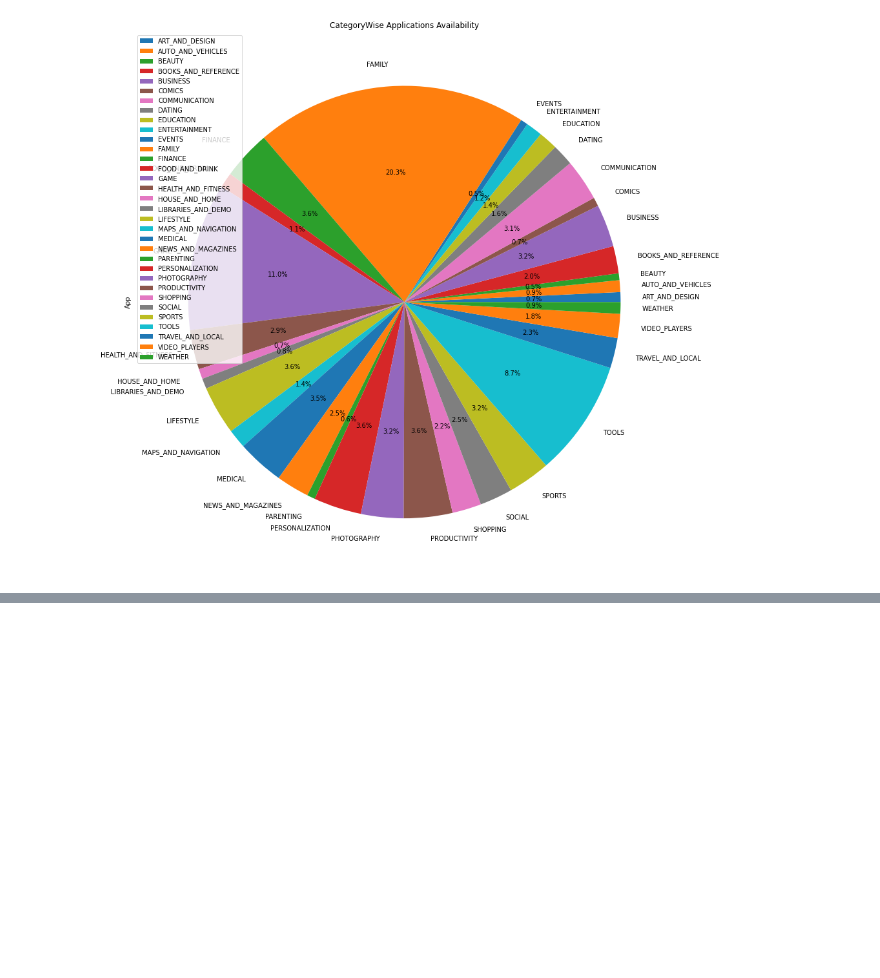
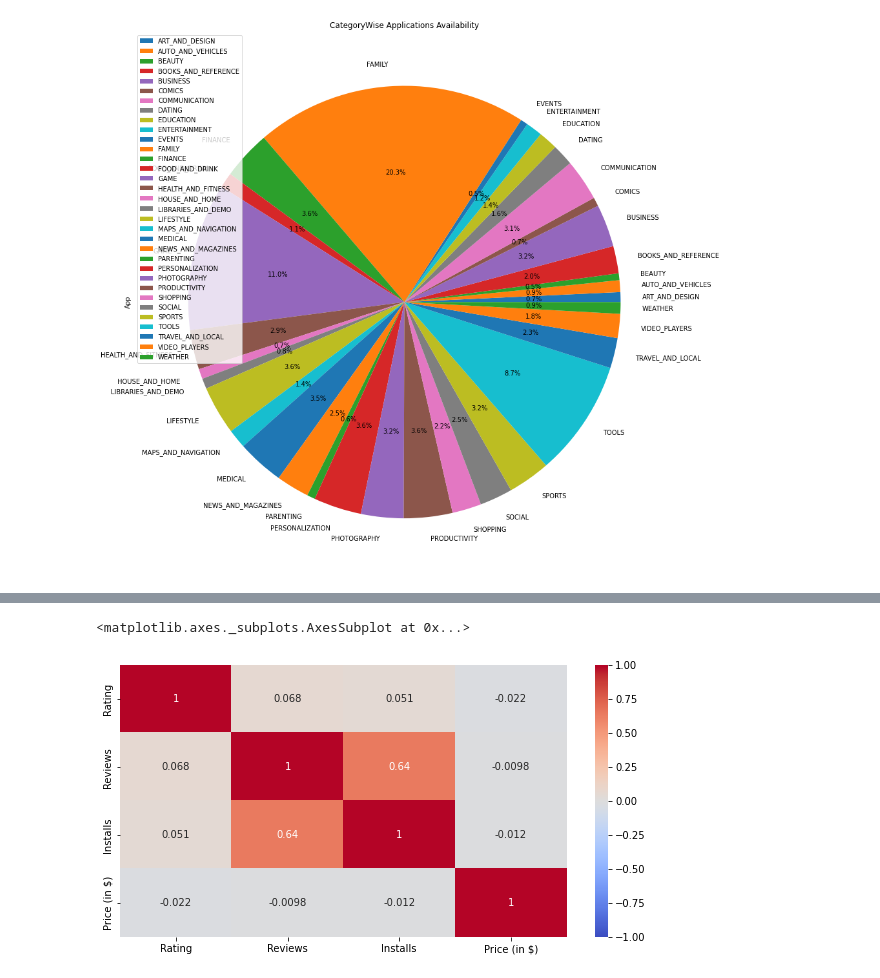
Before and after one commit to Vashu-Garg/Capstone-Project---Play-Store-App-Data-Analysis, a Jupyter notebook: Capstone_Play_Store_App_Review_Analysis_(Individual).ipynb, the cells around one changed output, grey strips where cells are left out. Saved outputs shown, nothing was run; the diff lists cells and outputs as text; code cells hidden in the pictures; blank space fills up the shorter version.

```diff
--- a/Capstone_Play_Store_App_Review_Analysis_(Individual).ipynb
+++ b/Capstone_Play_Store_App_Review_Analysis_(Individual).ipynb
@@ -305,0 +312,4 @@ Pie_Chart_Data.plot.pie(y='App',title="CategoryWise Applications Availability",a
+# %%
+RRIP_corr = playstore_data[['Rating', 'Reviews', 'Installs', 'Price (in $)']]
+corr_ps_df = RRIP_corr.corr()
+corr_ps_df
@@ -305,0 +322,6 @@ Pie_Chart_Data.plot.pie(y='App',title="CategoryWise Applications Availability",a
+# %%
+plt.figure(figsize=(10,5))
+sns.heatmap(corr_ps_df, vmin=-1, cmap='coolwarm', annot=True)
+# %% [output]
+<matplotlib.axes._subplots.AxesSubplot at 0x...>
+[figure, added]
```
Also changed, not shown: parts of 22 cells of this notebook.
